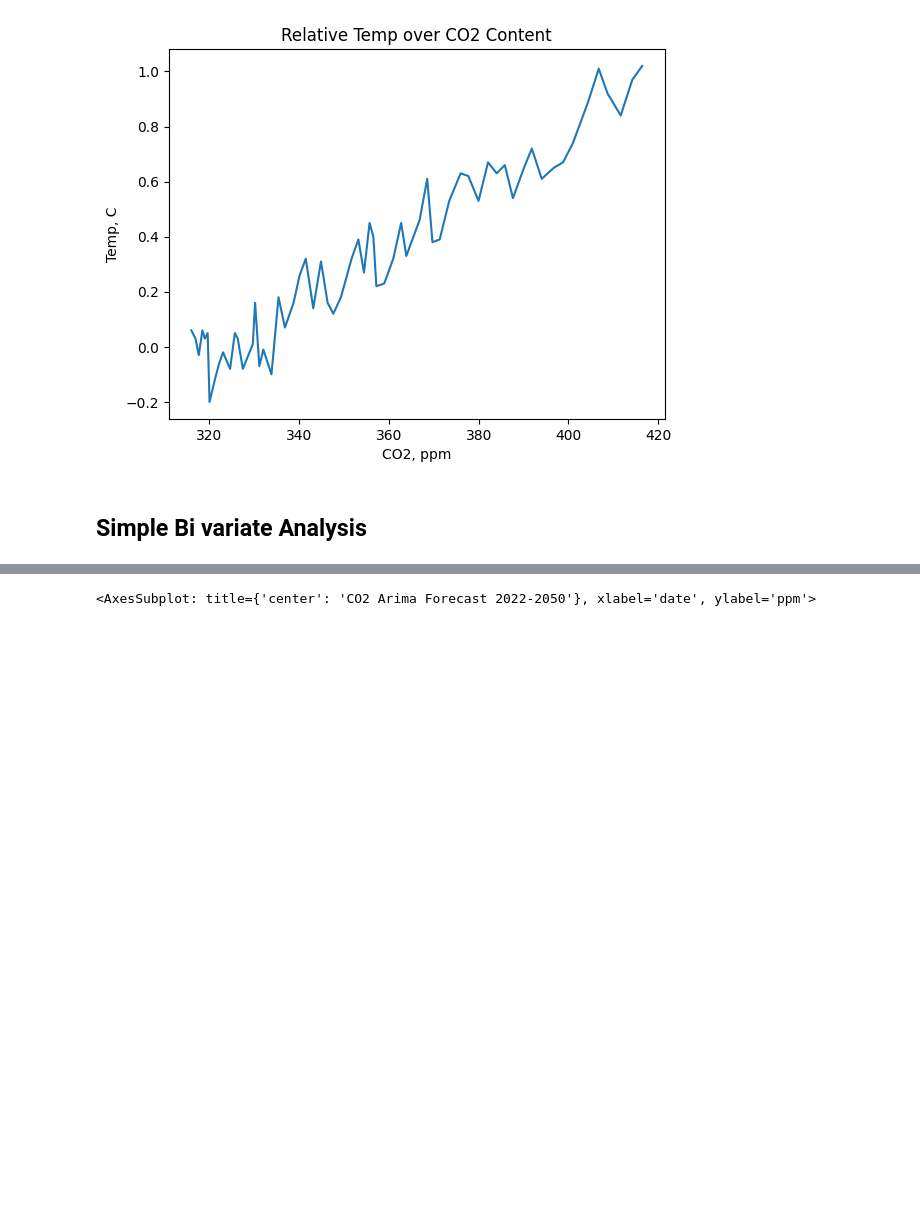
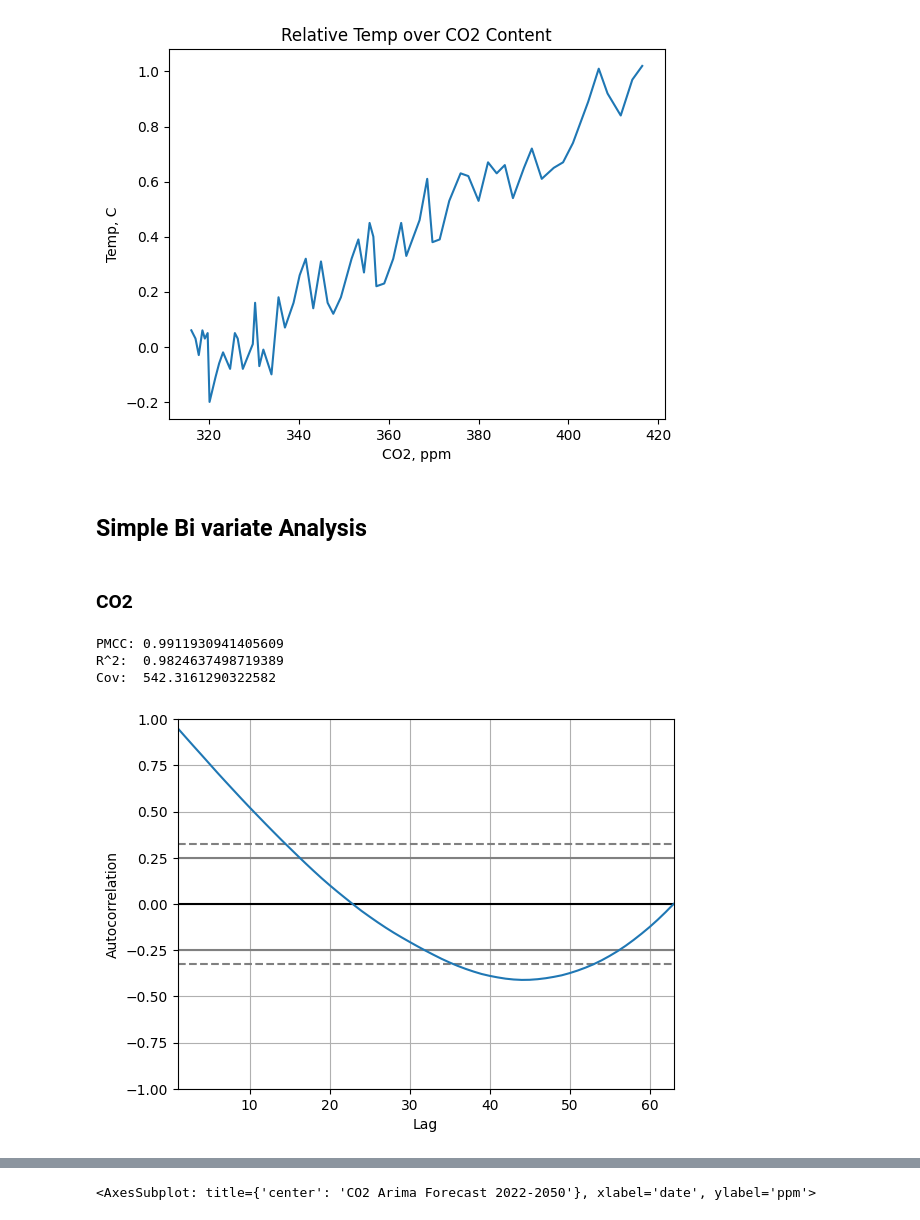
Before and after one commit to akioweh/The-HiMCM, a Jupyter notebook: py/main.ipynb, the cells around one changed output, grey strips where cells are left out. Cells and saved outputs as stored; diff of their text form; code cells hidden in the pictures; blank space fills up the shorter version.

```diff
--- a/py/main.ipynb
+++ b/py/main.ipynb
@@ -49,3 +35,34 @@ g_ct = ct_df.plot(x='co2', y='temp', xlabel='CO2, ppm', ylabel='Temp, C', title=
 [figure]
 # %% [markdown]
 ## Simple Bi variate Analysis
+# %%
+def bivariate_stats(x: pd.Series, y: pd.Series):
+        _pmcc = x.corr(y)
+        _covr = x.cov(y)
+
+        print(
+                f'PMCC: {_pmcc} \n'
+                f'R^2:  {_pmcc**2} \n'
+                f'Cov:  {_covr}'
+        )
+
+
+def univariate_graphs(x: pd.Series):
+        pd.plotting.autocorrelation_plot(x)
+        plt.show()
+
+
+def linear_reg_func(m: LinearRegression):
+        _coef = m.coef_[0][0]
+        _itcp = m.intercept_[0]
+        print(f'Linear Regressed: y = {_coef}x {"+" if abs(_itcp) == _itcp else "-"} {abs(_itcp)}')
+# %% [markdown]
+### CO2
+# %%
+bivariate_stats(co2_df['year'], co2_df['y'])
+univariate_graphs(co2_df['y'])
+# %% [output]
+PMCC: 0.9911930941405609
+R^2:  0.9824637498719389
+Cov:  542.3161290322582
+[figure, added]
```
Also changed, not shown: parts of 38 cells of this notebook.
